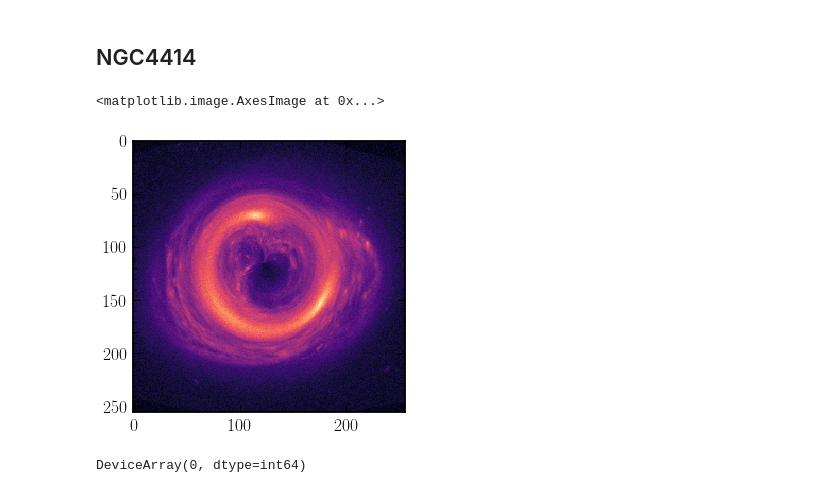
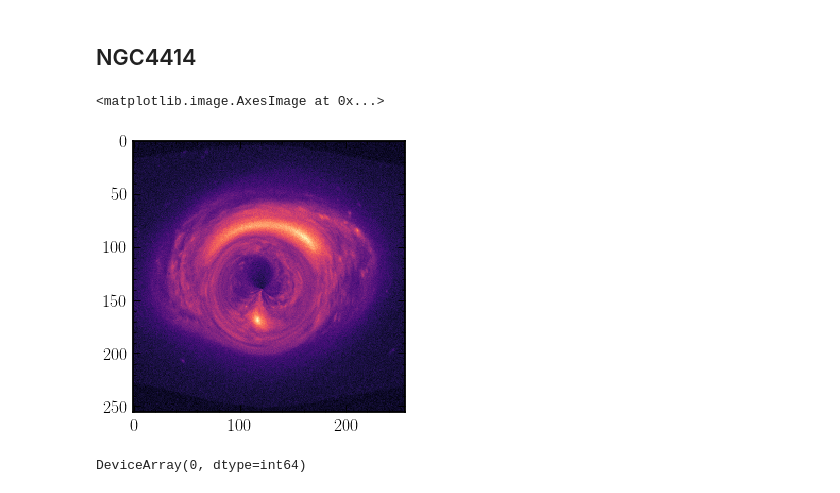
Before and after one commit to smsharma/lensing-neural-fields, a Jupyter notebook: notebooks/nerf_probabilistic_lens.ipynb, the cells around one changed output. Cells and saved outputs as stored; diff of their text form; code cells hidden in the pictures.

Commit message:
Checkpoint while fixing biased lens param posteriors

```diff
--- a/notebooks/nerf_probabilistic_lens.ipynb
+++ b/notebooks/nerf_probabilistic_lens.ipynb
@@ -142,20 +139,20 @@ std_noise = 0.02
 # %%
 # Change the lens position
 
 src_param_dict = {"profile": "CartesianGrid", "src_ary": im_source}
-hst_param_dict = {"profile": "SIE", "theta_x_0": -0.3, "theta_y_0": -0.15, "theta_E": 1.7, "q": 0.7}
-ext_param_dict = {"profile": "ExtShear", "theta_x_0": 0., "theta_y_0": 0., "gamma_1": 0.02, "gamma_2": 0.02}
+hst_param_dict = {"profile": "SIE", "theta_x_0": 0.3, "theta_y_0": -0.15, "theta_E": 1.5, "q": 0.7}
+ext_param_dict = {"profile": "ExtShear", "theta_x_0": 0., "theta_y_0": 0., "gamma_1": -0.02, "gamma_2": 0.02}
 
 lens_list = [hst_param_dict, ext_param_dict]
 
 lsi = LensingSim(lens_list, [src_param_dict], global_dict, observation_dict)
 image = lsi.lensed_image()
 image += std_noise * np.random.randn(*image.shape)
 
 plt.imshow(image.T, cmap=cmap)
 # %% [output]
 <matplotlib.image.AxesImage at 0x...>
-[figure, old version]
+[figure, new version]
 # %%
 jnp.sum(image.T == 0.)
 # %% [output]
```
Also changed, not shown: parts of 29 cells of this notebook, 1 other file.
